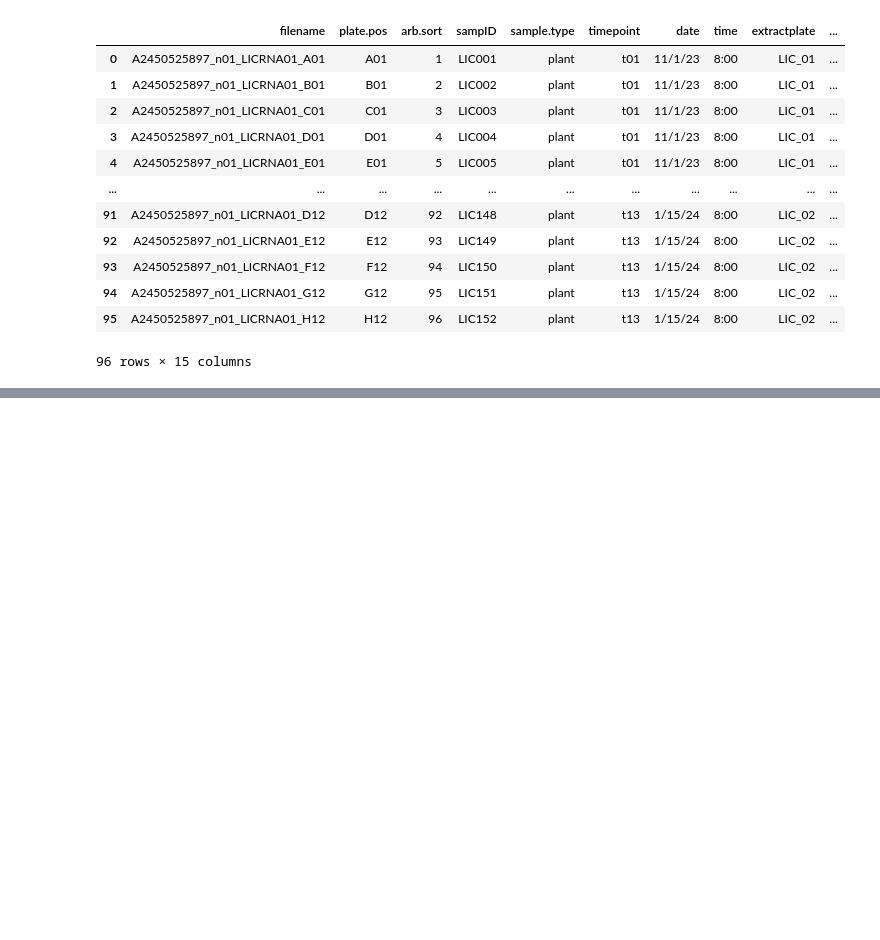
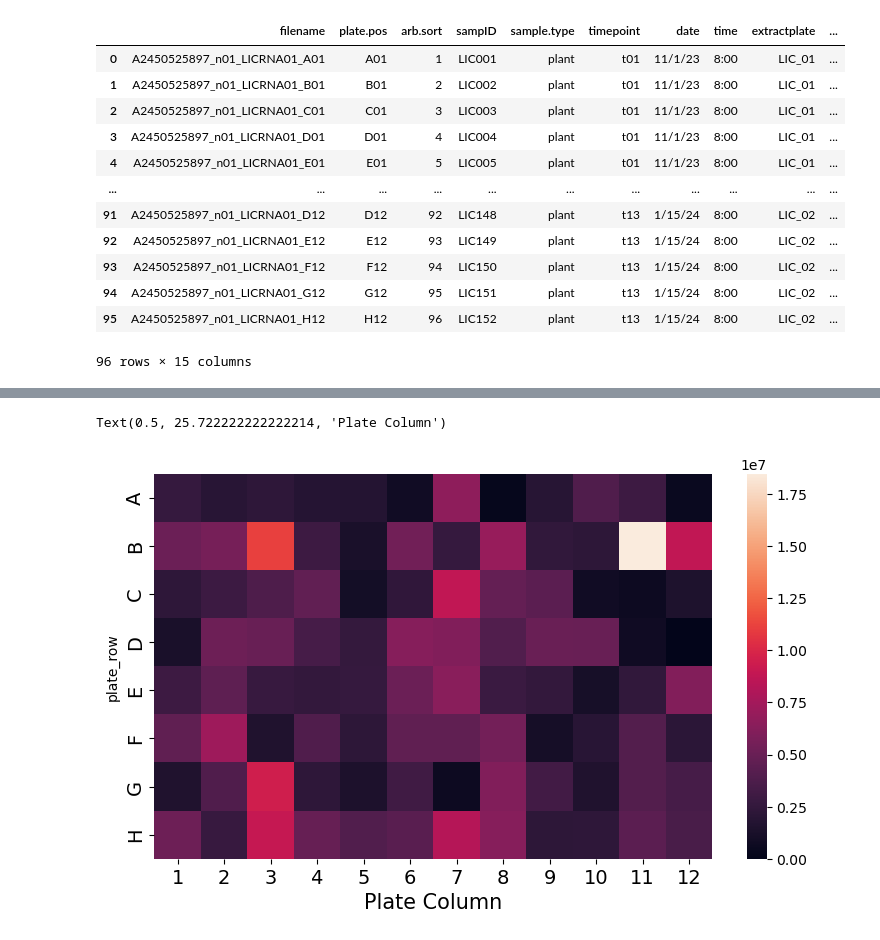
Before and after one commit to mikepassal/Outdoor_microbiome, a Jupyter notebook: Local_analysis/Plate_1_prelim.ipynb, the cells around one changed output, grey strips where cells are left out. Cells and saved outputs as stored; diff of their text form; code cells hidden in the pictures; blank space fills up the shorter version.

```diff
--- a/Local_analysis/Plate_1_prelim.ipynb
+++ b/Local_analysis/Plate_1_prelim.ipynb
@@ -172,0 +227,4 @@ plt.plot_date(x = full_meta_data['date'], y = full_meta_data['Unmapped'])
+# %%
+full_meta_data["plate_row"] = full_meta_data['plate.pos'].str[0]
+full_meta_data['plate_col'] = full_meta_data['plate.pos'].str[1:].astype(int)
+full_meta_data
@@ -172,0 +245,3 @@ plt.plot_date(x = full_meta_data['date'], y = full_meta_data['Unmapped'])
+# %%
+meta_data_heatmap_format = full_meta_data.pivot(index = 'plate_row', columns = 'plate_col', values = 'Unmapped')
+meta_data_heatmap_format
@@ -172,0 +259,3 @@ plt.plot_date(x = full_meta_data['date'], y = full_meta_data['Unmapped'])
+# %%
+meta_data_heatmap_format.index = meta_data_heatmap_format.index.astype('str')
+meta_data_heatmap_format
@@ -172,0 +285,10 @@ plt.plot_date(x = full_meta_data['date'], y = full_meta_data['Unmapped'])
+# %%
+fig, ax = plt.subplots(figsize=(9,5))
+sns.heatmap(meta_data_heatmap_format.astype(float))
+ax.tick_params(axis='x', labelsize = 14)
+ax.tick_params(axis='y', labelsize = 14)
+plt.xlabel('Plate Column', fontsize = 15)
+plt.ylabel()
+# %% [output]
+Text(0.5, 25.722222222222214, 'Plate Column')
+[figure, added]
```
Also changed, not shown: parts of 25 cells of this notebook, 7 other files.
